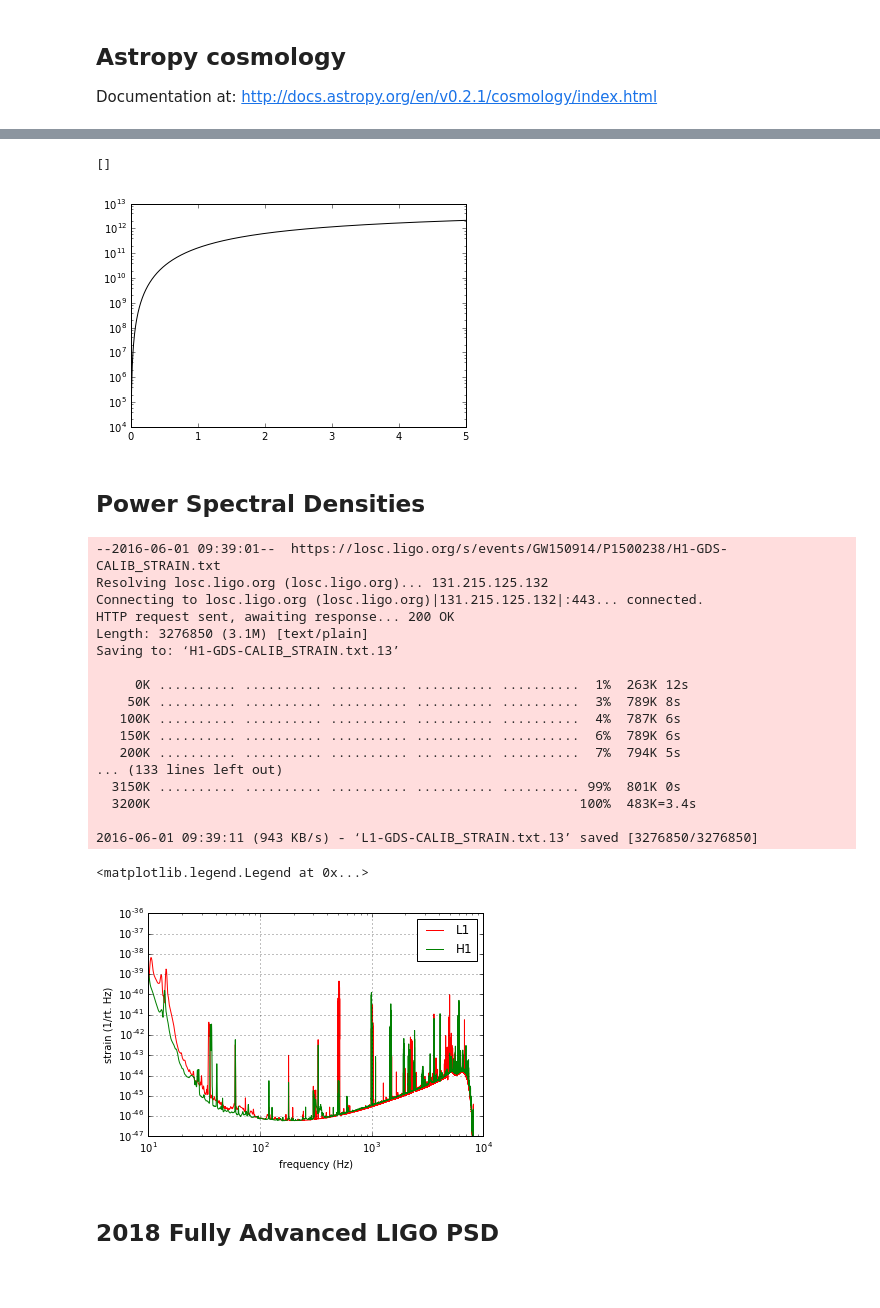
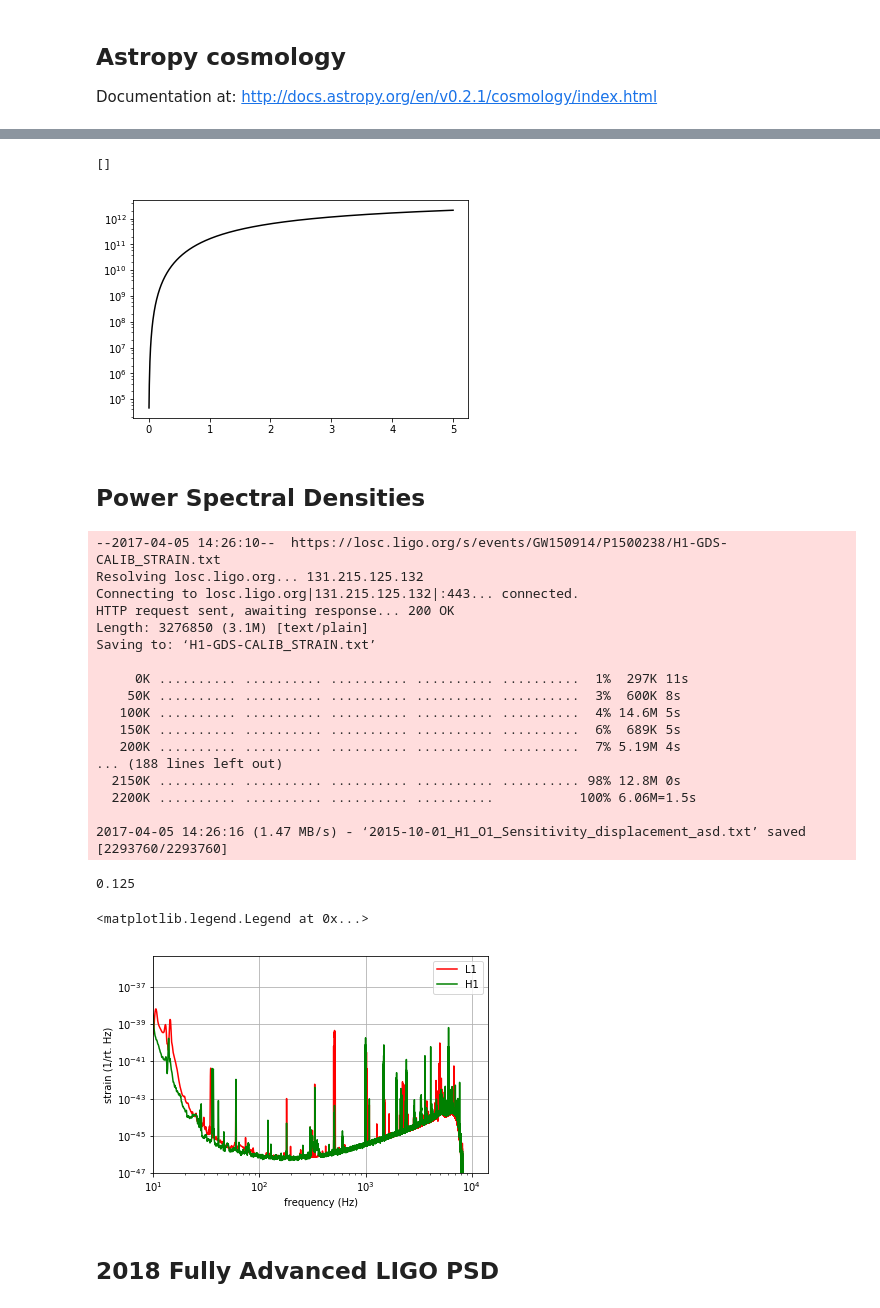
Before and after one commit to cpankow/lacc_da_tutorials, a Jupyter notebook: cosmology_horizon.ipynb, the cells around one changed output, grey strips where cells are left out. Cells and saved outputs as stored; diff of their text form; code cells hidden in the pictures; blank space fills up the shorter version.

```diff
--- a/cosmology_horizon.ipynb
+++ b/cosmology_horizon.ipynb
@@ -36,57 +41,63 @@ from pylal.antenna import response
 # %%
 z_vals = numpy.linspace(0, 5, 1000)
-dVdz = cosmology.Planck13.comoving_volume(z_vals).value
+v_com = cosmology.Planck15.comoving_volume(z_vals).value
 
-pyplot.plot(z_vals, dVdz, 'k-')
+pyplot.plot(z_vals, v_com, 'k-')
 pyplot.semilogy()
 # %% [output]
 []
-[figure, old version]
+[figure, new version]
 # %% [markdown]
 ## Power Spectral Densities
 # %%
 %%bash
+rm *-GDS-CALIB_STRAIN.txt
 wget https://losc.ligo.org/s/events/GW150914/P1500238/H1-GDS-CALIB_STRAIN.txt
 wget https://losc.ligo.org/s/events/GW150914/P1500238/L1-GDS-CALIB_STRAIN.txt
+wget https://dcc.ligo.org/public/0121/G1501223/003/2015-10-01_H1_O1_Sensitivity_displacement_asd.txt
 # %% [output]
---2016-06-01 09:39:01--  https://losc.ligo.org/s/events/GW150914/P1500238/H1-GDS-CALIB_STRAIN.txt
-Resolving losc.ligo.org (losc.ligo.org)... 131.215.125.132
-Connecting to losc.ligo.org (losc.ligo.org)|131.215.125.132|:443... connected.
+--2017-04-05 14:26:10--  https://losc.ligo.org/s/events/GW150914/P1500238/H1-GDS-CALIB_STRAIN.txt
+Resolving losc.ligo.org... 131.215.125.132
+Connecting to losc.ligo.org|131.215.125.132|:443... connected.
 HTTP request sent, awaiting response... 200 OK
 Length: 3276850 (3.1M) [text/plain]
-Saving to: ‘H1-GDS-CALIB_STRAIN.txt.13’
+Saving to: ‘H1-GDS-CALIB_STRAIN.txt’
 
-     0K .......... .......... .......... .......... ..........  1%  263K 12s
-    50K .......... .......... .......... .......... ..........  3%  789K 8s
-   100K .......... .......... .......... .......... ..........  4%  787K 6s
-   150K .......... .......... .......... .......... ..........  6%  789K 6s
-   200K .......... .......... .......... .......... ..........  7%  794K 5s
-... (133 lines left out)
-  3150K .......... .......... .......... .......... .......... 99%  801K 0s
-  3200K                                                       100%  483K=3.4s
+     0K .......... .......... .......... .......... ..........  1%  297K 11s
+    50K .......... .......... .......... .......... ..........  3%  600K 8s
+   100K .......... .......... .......... .......... ..........  4% 14.6M 5s
+   150K .......... .......... .......... .......... ..........  6%  689K 5s
+   200K .......... .......... .......... .......... ..........  7% 5.19M 4s
+... (188 lines left out)
+  2150K .......... .......... .......... .......... .......... 98% 12.8M 0s
+  2200K .......... .......... .......... ..........           100% 6.06M=1.5s
 
-2016-06-01 09:39:11 (943 KB/s) - ‘L1-GDS-CALIB_STRAIN.txt.13’ saved [3276850/3276850]
+2017-04-05 14:26:16 (1.47 MB/s) - ‘2015-10-01_H1_O1_Sensitivity_displacement_asd.txt’ saved [2293760/2293760]
 # %%
 # Load PSDs
 _, psd_l1 = numpy.loadtxt("L1-GDS-CALIB_STRAIN.txt", unpack=True)
-freq, psd_h1 = numpy.loadtxt("H1-GDS-CALIB_STRAIN.txt", unpack=True)
+#freq, psd_h1 = numpy.loadtxt("H1-GDS-CALIB_STRAIN.txt", unpack=True)
+freq, psd_h1 = numpy.loadtxt("2015-10-01_H1_O1_Sensitivity_displacement_asd.txt", unpack=True)
 df = freq[1]-freq[0]
+print df
 
 psd_l1 *= psd_l1
+psd_h1 /= 4e3
 psd_h1 *= psd_h1
 
 pyplot.plot(freq, psd_l1, "r-", label="L1")
 pyplot.plot(freq, psd_h1, "g-", label="H1")
 pyplot.loglog()
 pyplot.xlabel("frequency (Hz)")
 pyplot.ylabel("strain (1/rt. Hz)")
 pyplot.xlim(10, None)
 pyplot.ylim(1e-47, None)
 pyplot.grid()
 pyplot.legend()
 # %% [output]
-<matplotlib.legend.Legend at 0x...>
+0.125
+<matplotlib.legend.Legend at 0x...>
-[figure, old version]
+[figure, new version]
 # %% [markdown]
 ## 2018 Fully Advanced LIGO PSD
 # %%
```
Also changed, not shown: parts of 12 cells of this notebook.
